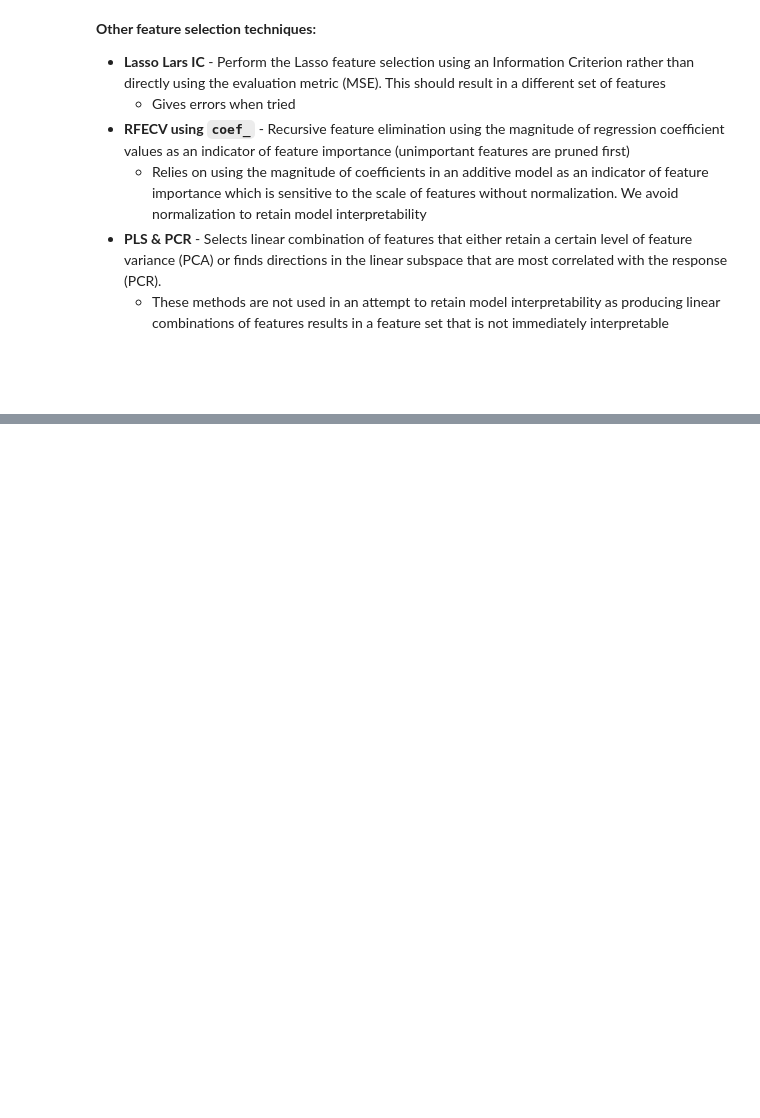
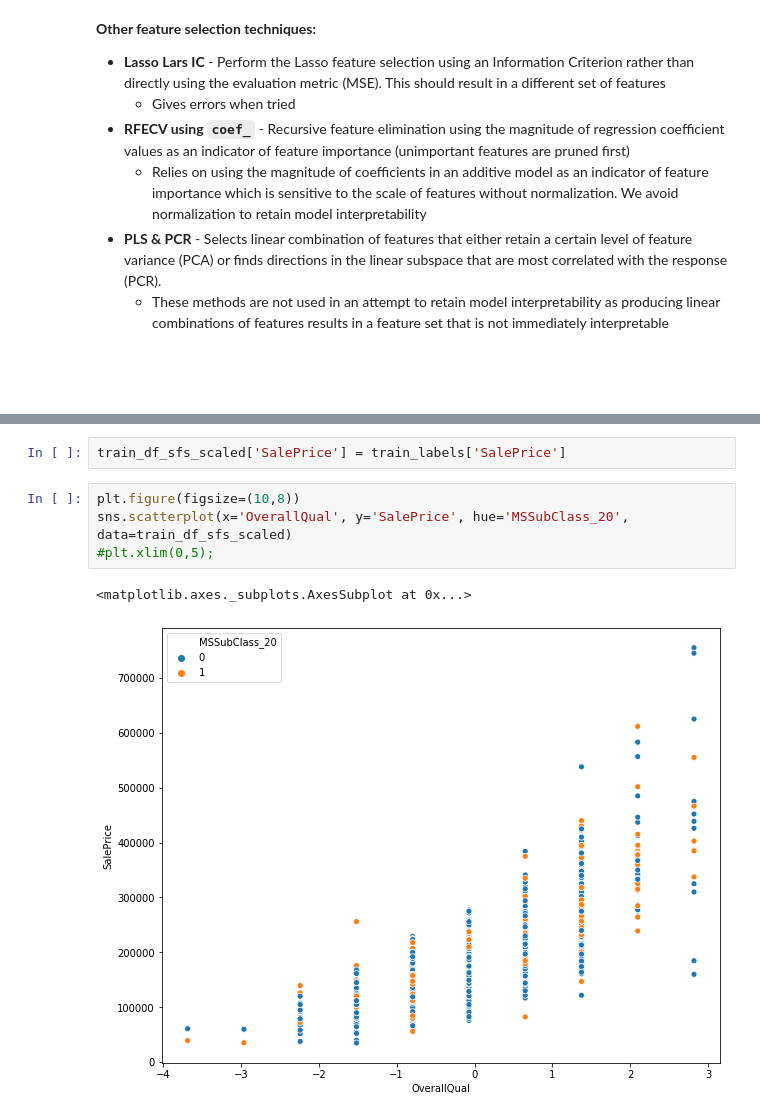
Before and after one commit to W-Tran/advanced-regression-techniques, a Jupyter notebook: advanced-regression-techniques.ipynb, the cells around one changed output, grey strips where cells are left out. Drawn from its saved outputs; the diff is of its cells as text; blank space fills up the shorter version.

```diff
--- a/advanced-regression-techniques.ipynb
+++ b/advanced-regression-techniques.ipynb
@@ -763,0 +994,9 @@ Random Forest best RMSE: 28782.81928525163
+# %%
+train_df_sfs_scaled['SalePrice'] = train_labels['SalePrice']
+# %%
+plt.figure(figsize=(10,8))
+sns.scatterplot(x='OverallQual', y='SalePrice', hue='MSSubClass_20', data=train_df_sfs_scaled)
+#plt.xlim(0,5);
+# %% [output]
+<matplotlib.axes._subplots.AxesSubplot at 0x...>
+[figure, added]
```
Also changed, not shown: parts of 25 cells of this notebook.
